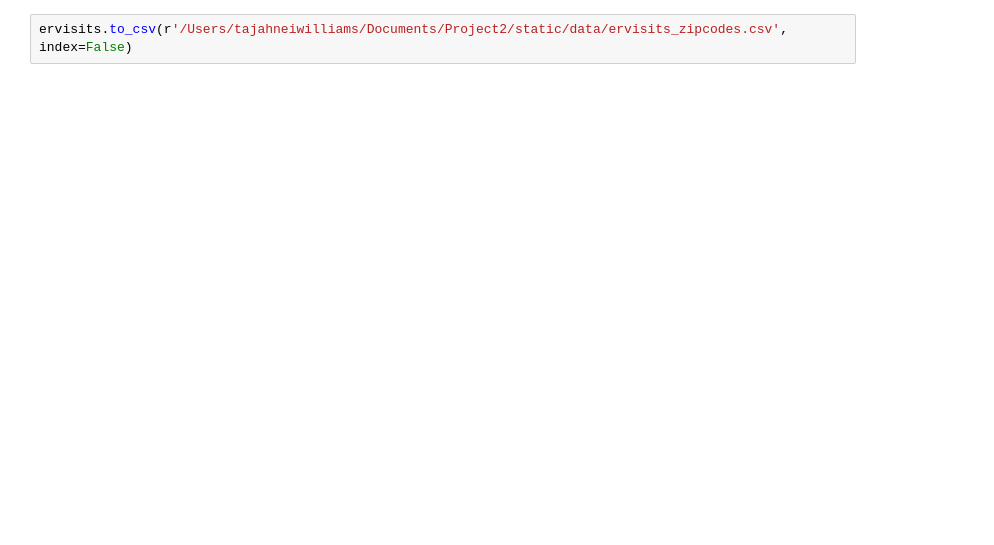
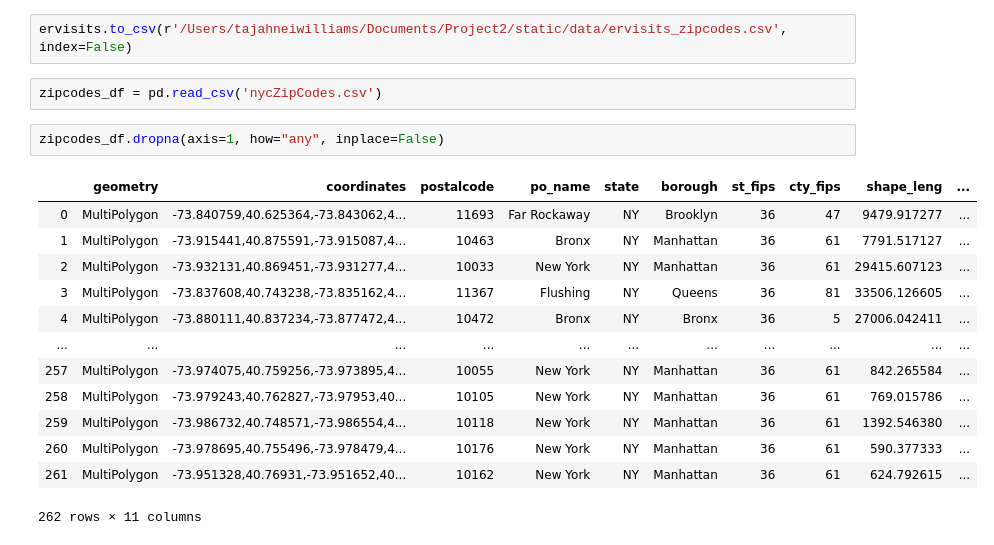
Before and after one commit to tomtav/airquality, a Jupyter notebook: development/question02/Project2/static/data/Fips_to_zip.ipynb, the cells around one changed output. Drawn from its saved outputs; the diff is of its cells as text; blank space fills up the shorter version.

Commit message:
Joining zipcodes with coordinates

```diff
--- a/development/question02/Project2/static/data/Fips_to_zip.ipynb
+++ b/development/question02/Project2/static/data/Fips_to_zip.ipynb
@@ -132,2 +188,20 @@ ervisits
 # %%
 ervisits.to_csv(r'/Users/tajahneiwilliams/Documents/Project2/static/data/ervisits_zipcodes.csv', index=False)
+# %%
+zipcodes_df = pd.read_csv('nycZipCodes.csv')
+# %%
+zipcodes_df.dropna(axis=1, how="any", inplace=False)
+# %% [output]
+|  | geometry | coordinates | postalcode | po_name | state | borough | st_fips | cty_fips | shape_leng | ... |
+| 0 | MultiPolygon | -73.840759,40.625364,-73.843062,4... | 11693 | Far Rockaway | NY | Brooklyn | 36 | 47 | 9479.917277 | ... |
+| 1 | MultiPolygon | -73.915441,40.875591,-73.915087,4... | 10463 | Bronx | NY | Manhattan | 36 | 61 | 7791.517127 | ... |
+| 2 | MultiPolygon | -73.932131,40.869451,-73.931277,4... | 10033 | New York | NY | Manhattan | 36 | 61 | 29415.607123 | ... |
+| 3 | MultiPolygon | -73.837608,40.743238,-73.835162,4... | 11367 | Flushing | NY | Queens | 36 | 81 | 33506.126605 | ... |
+| 4 | MultiPolygon | -73.880111,40.837234,-73.877472,4... | 10472 | Bronx | NY | Bronx | 36 | 5 | 27006.042411 | ... |
+| ... | ... | ... | ... | ... | ... | ... | ... | ... | ... | ... |
+| 257 | MultiPolygon | -73.974075,40.759256,-73.973895,4... | 10055 | New York | NY | Manhattan | 36 | 61 | 842.265584 | ... |
+| 258 | MultiPolygon | -73.979243,40.762827,-73.97953,40... | 10105 | New York | NY | Manhattan | 36 | 61 | 769.015786 | ... |
+| 259 | MultiPolygon | -73.986732,40.748571,-73.986554,4... | 10118 | New York | NY | Manhattan | 36 | 61 | 1392.546380 | ... |
+| 260 | MultiPolygon | -73.978695,40.755496,-73.978479,4... | 10176 | New York | NY | Manhattan | 36 | 61 | 590.377333 | ... |
+| 261 | MultiPolygon | -73.951328,40.76931,-73.951652,40... | 10162 | New York | NY | Manhattan | 36 | 61 | 624.792615 | ... |
+262 rows × 11 columns
```
Also changed, not shown: parts of 8 cells of this notebook.
